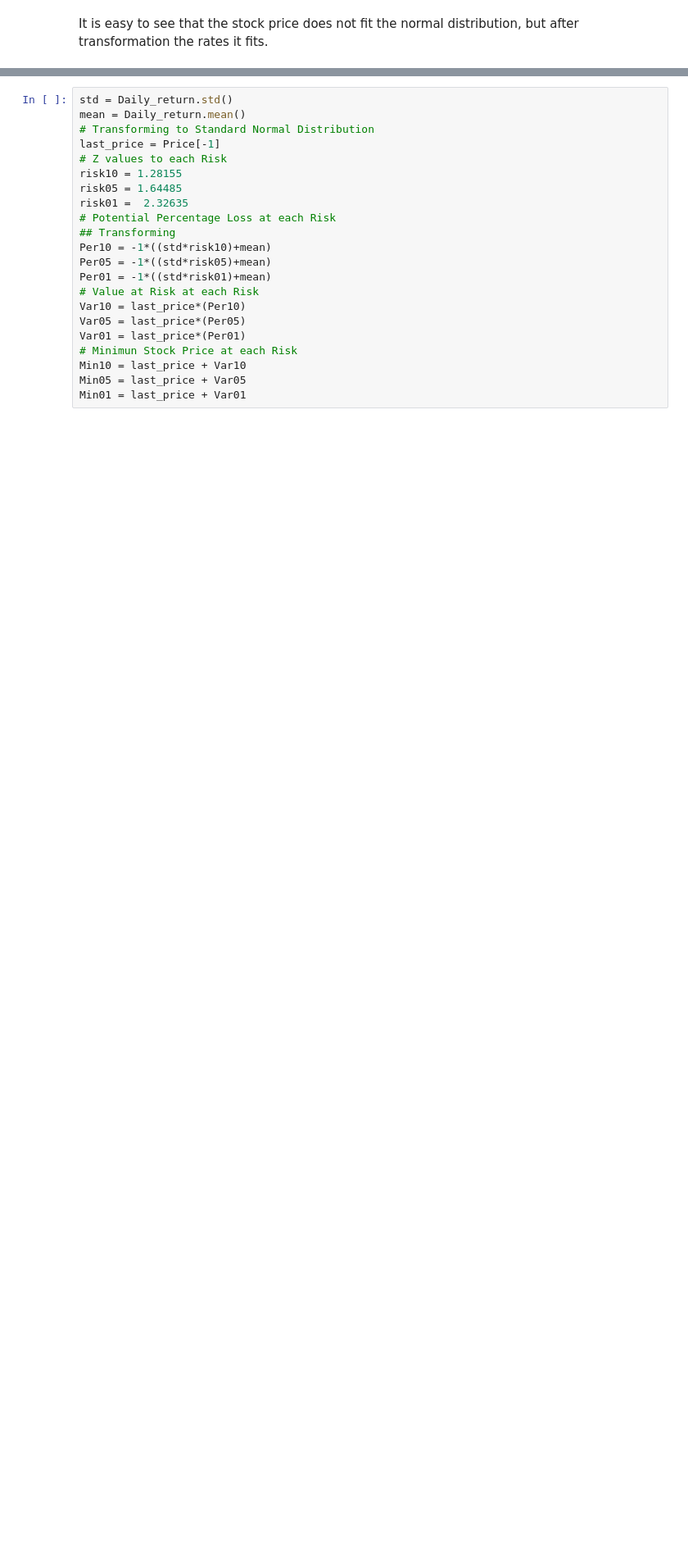
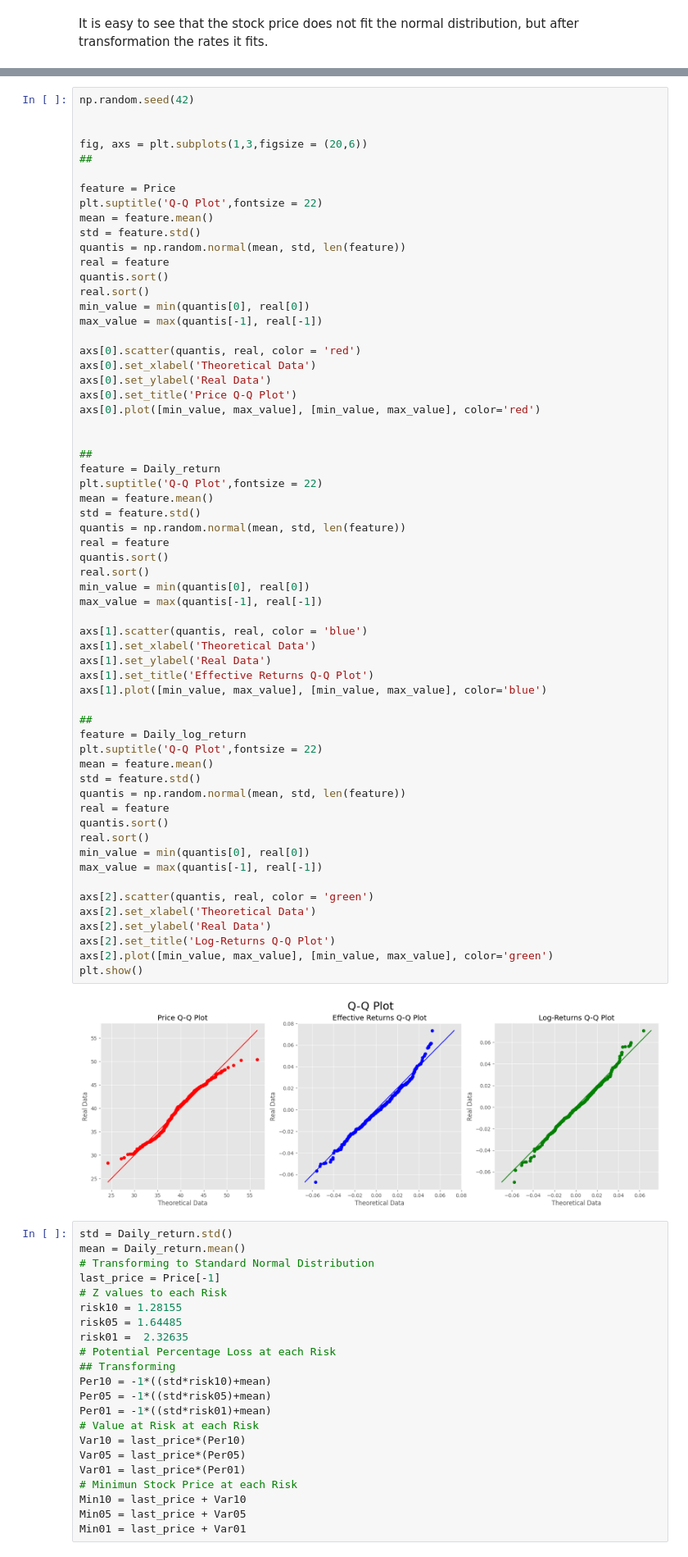
Before and after one commit to IsraelFPM/Risk-Analysis, a Jupyter notebook: ValueAtRisk.ipynb, the cells around one changed output, grey strips where cells are left out. Shown at 82% size. Saved outputs shown, nothing was run; the diff lists cells and outputs as text; blank space fills up the shorter version.

```diff
--- a/ValueAtRisk.ipynb
+++ b/ValueAtRisk.ipynb
@@ -137,3 +147,66 @@ plt.show()
+# %%
+np.random.seed(42)
+
+
+fig, axs = plt.subplots(1,3,figsize = (20,6))
+##
+
+feature = Price
+plt.suptitle('Q-Q Plot',fontsize = 22)
+mean = feature.mean()
+std = feature.std()
+quantis = np.random.normal(mean, std, len(feature))
+real = feature
+quantis.sort()
+real.sort()
+min_value = min(quantis[0], real[0])
+max_value = max(quantis[-1], real[-1])
+
+axs[0].scatter(quantis, real, color = 'red')
+axs[0].set_xlabel('Theoretical Data')
+axs[0].set_ylabel('Real Data')
+axs[0].set_title('Price Q-Q Plot')
+axs[0].plot([min_value, max_value], [min_value, max_value], color='red')
+
+
+##
+feature = Daily_return
+plt.suptitle('Q-Q Plot',fontsize = 22)
+mean = feature.mean()
+std = feature.std()
+quantis = np.random.normal(mean, std, len(feature))
+real = feature
+quantis.sort()
+real.sort()
+min_value = min(quantis[0], real[0])
+max_value = max(quantis[-1], real[-1])
+
+axs[1].scatter(quantis, real, color = 'blue')
+axs[1].set_xlabel('Theoretical Data')
+axs[1].set_ylabel('Real Data')
+axs[1].set_title('Effective Returns Q-Q Plot')
+axs[1].plot([min_value, max_value], [min_value, max_value], color='blue')
+
+##
+feature = Daily_log_return
+plt.suptitle('Q-Q Plot',fontsize = 22)
+mean = feature.mean()
+std = feature.std()
+quantis = np.random.normal(mean, std, len(feature))
+real = feature
+quantis.sort()
+real.sort()
+min_value = min(quantis[0], real[0])
+max_value = max(quantis[-1], real[-1])
+
+axs[2].scatter(quantis, real, color = 'green')
+axs[2].set_xlabel('Theoretical Data')
+axs[2].set_ylabel('Real Data')
+axs[2].set_title('Log-Returns Q-Q Plot')
+axs[2].plot([min_value, max_value], [min_value, max_value], color='green')
+plt.show()
+# %% [output]
+[figure, added]
 # %%
 std = Daily_return.std()
 mean = Daily_return.mean()
```
Also changed, not shown: parts of 6 cells of this notebook.
